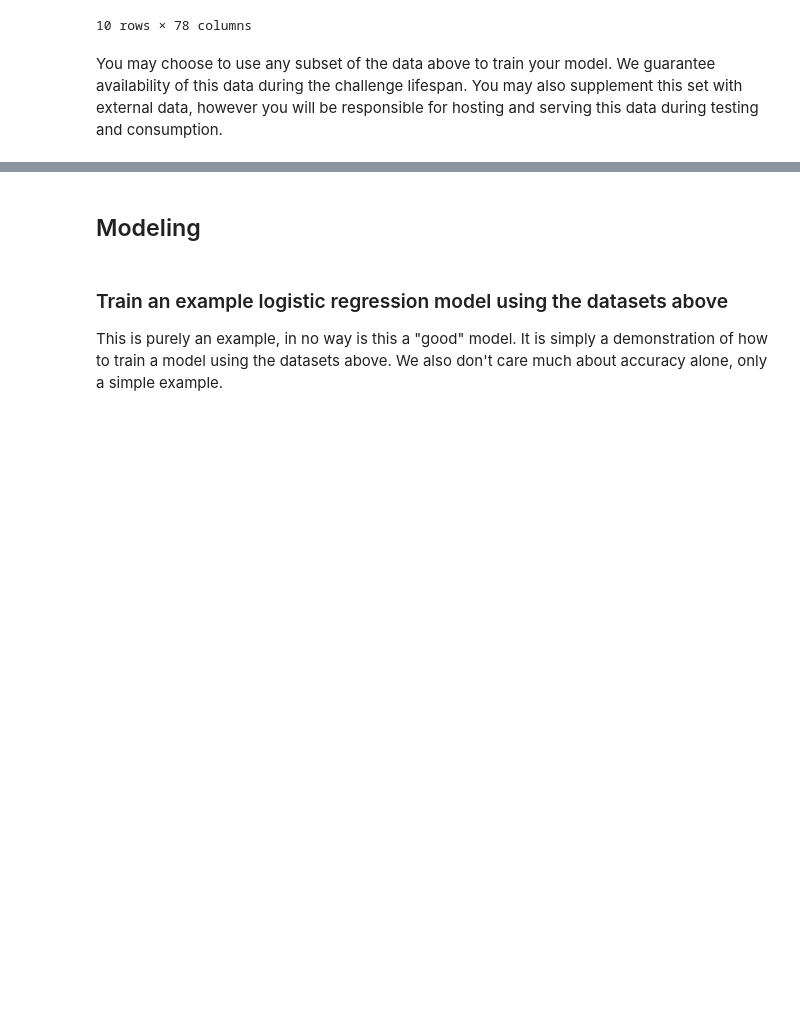
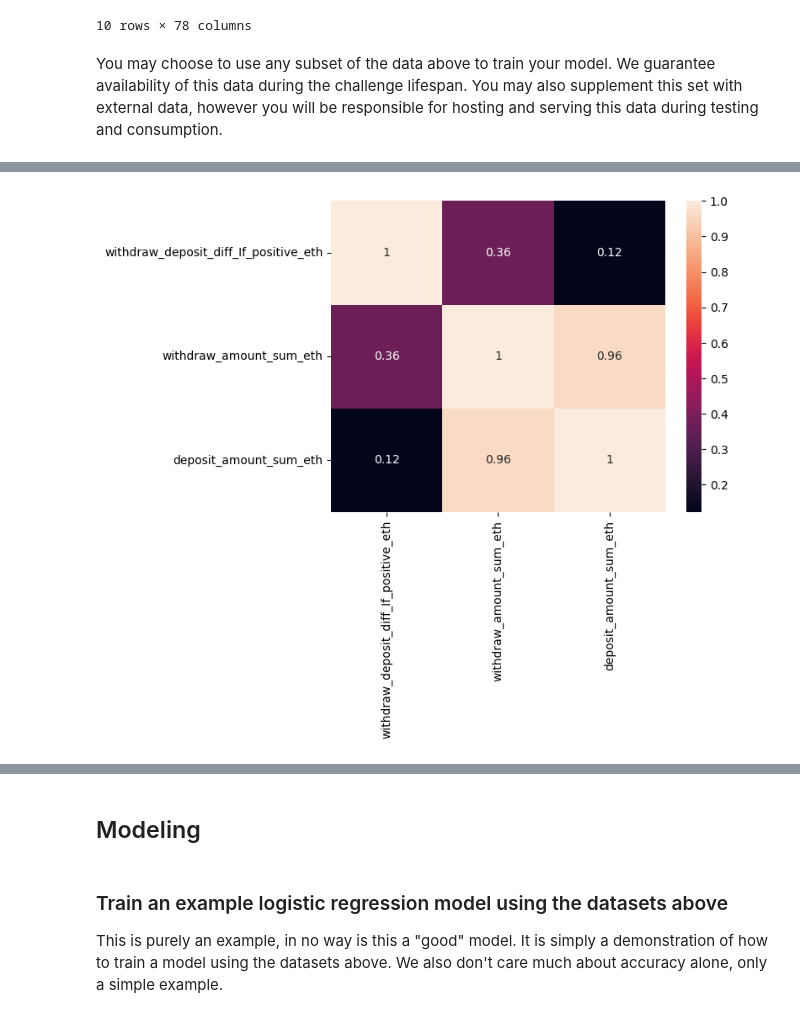
Before and after one commit to Spectral-Finance/challenge-1-modeler-starter-kit, a Jupyter notebook: modeler_starter_kit.ipynb, the cells around one changed output, grey strips where cells are left out. Drawn from its saved outputs; the diff is of its cells as text; code cells hidden in the pictures; blank space fills up the shorter version.

```diff
--- a/modeler_starter_kit.ipynb
+++ b/modeler_starter_kit.ipynb
@@ -53,0 +84,6 @@ You may use any tools you wish to explore the data and generate features. As an
+# %%
+training_dataframe = duckdb.query((f"""
+select * from '{'0xB79CDBC5Cd94a807CC5cc761e3eF4A6B9baC8939_training_data.parquet'}'
+where max_risk_factor < 100
+""")).df()
+training_dataframe['max_risk_factor'].describe()
@@ -53,0 +107,7 @@ You may use any tools you wish to explore the data and generate features. As an
+# %%
+import matplotlib.pyplot as mp
+import seaborn as sb
+dataplot = sb.heatmap(training_dataframe[['withdraw_deposit_diff_If_positive_eth', 'withdraw_amount_sum_eth', 'deposit_amount_sum_eth' ]].corr(), annot=True)
+mp.show()
+# %% [output]
+[figure, added]
```
Also changed, not shown: parts of 11 cells of this notebook.
